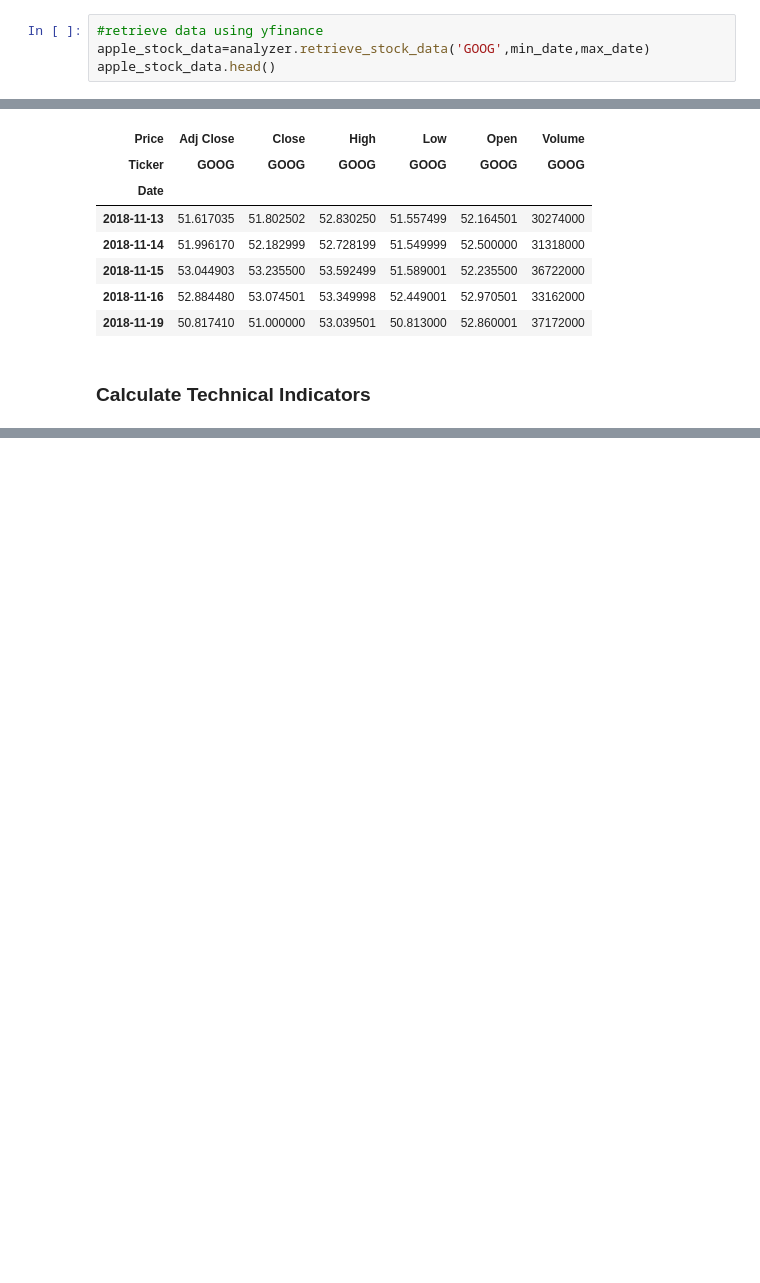
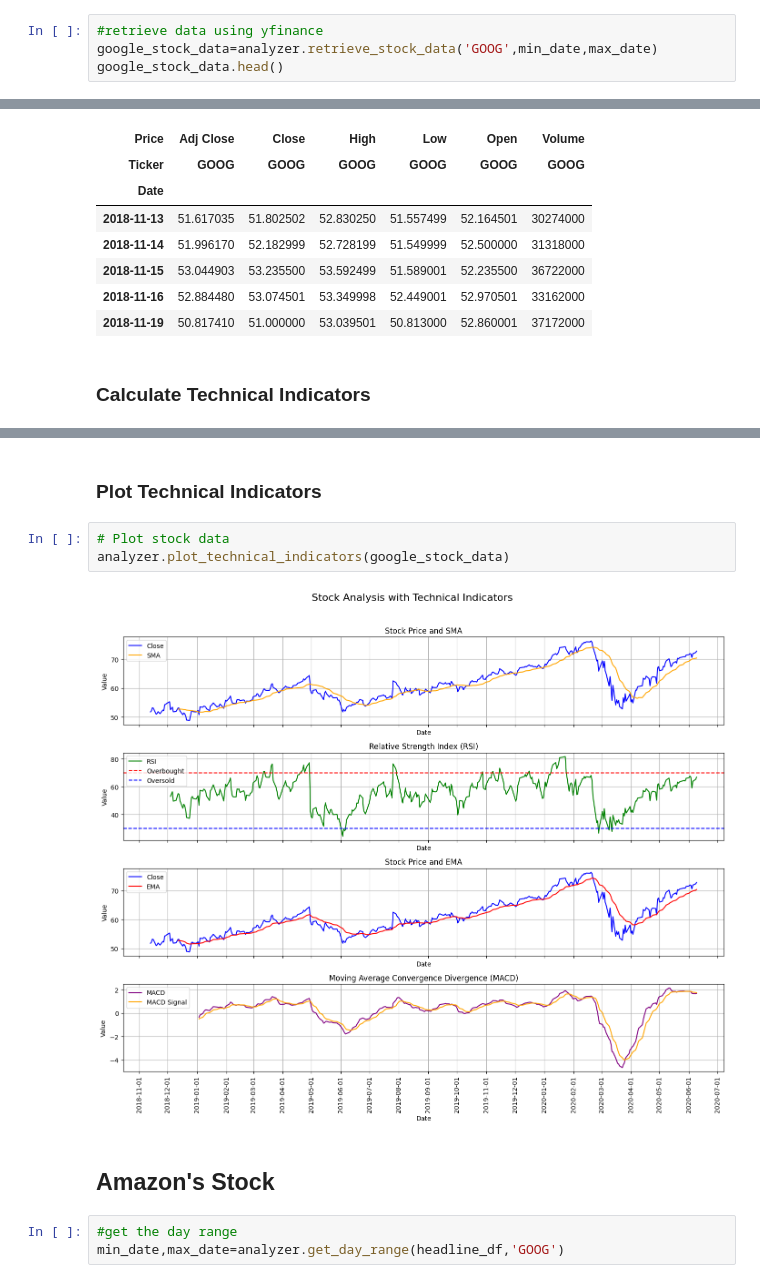
Before and after one commit to NigusK/Stock-Market-News-Sentiment, a Jupyter notebook: notebook/stock_analysis.ipynb, the cells around one changed output, grey strips where cells are left out. Saved outputs shown, nothing was run; the diff lists cells and outputs as text; blank space fills up the shorter version.

```diff
--- a/notebook/stock_analysis.ipynb
+++ b/notebook/stock_analysis.ipynb
@@ -70,8 +77,8 @@ Min date: 2018-11-13 00:00:00
 ### Historical Data
 # %%
 #retrieve data using yfinance
-apple_stock_data=analyzer.retrieve_stock_data('GOOG',min_date,max_date)
-apple_stock_data.head()
+google_stock_data=analyzer.retrieve_stock_data('GOOG',min_date,max_date)
+google_stock_data.head()
 # %% [output]
 [*********************100%***********************]  1 of 1 completed
 | Price | Adj Close | Close | High | Low | Open | Volume |
@@ -97,3 +104,15 @@ apple_stock_data_indicators.tail()
 | 2020-06-05 | 71.662010 | 71.919502 | 72.252502 | 70.300003 | 70.658501 | 34698000 | 70.154713 | 63.793213 | 69.906812 | 1.659807 | ... |
 | 2020-06-08 | 72.071541 | 72.330498 | 72.399498 | 71.116997 | 71.116997 | 28084000 | 70.300313 | 65.186511 | 70.137639 | 1.654441 | ... |
 | 2020-06-09 | 72.547333 | 72.807999 | 73.400002 | 72.160500 | 72.267998 | 28184000 | 70.432563 | 66.785704 | 70.391959 | 1.669475 | ... |
+# %% [markdown]
+### Plot Technical Indicators
+# %%
+# Plot stock data
+analyzer.plot_technical_indicators(google_stock_data)
+# %% [output]
+[figure, added]
+# %% [markdown]
+## Amazon's Stock
+# %%
+#get the day range
+min_date,max_date=analyzer.get_day_range(headline_df,'GOOG')
```
Also changed, not shown: parts of 9 cells of this notebook.
